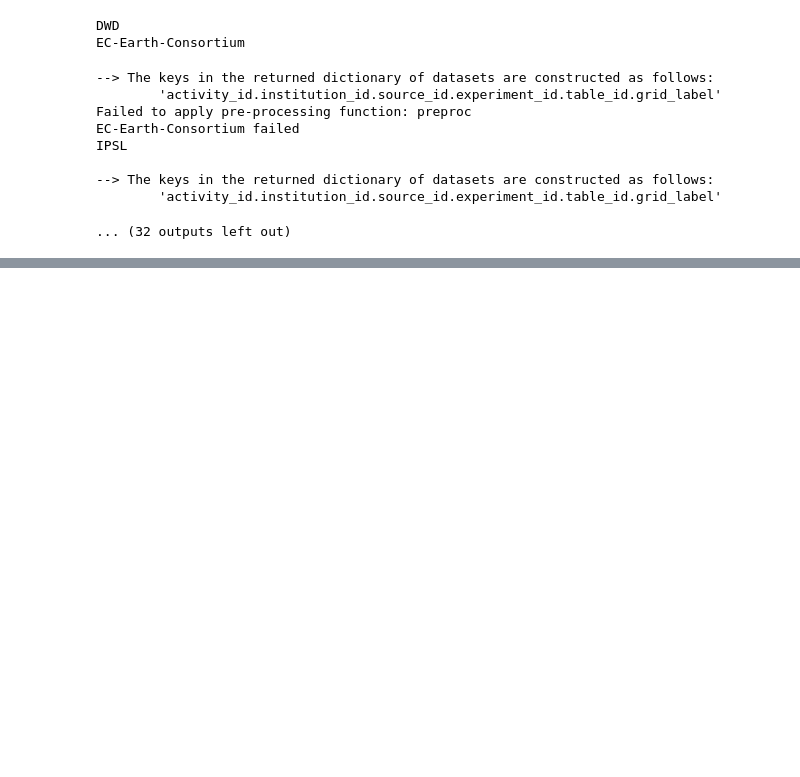
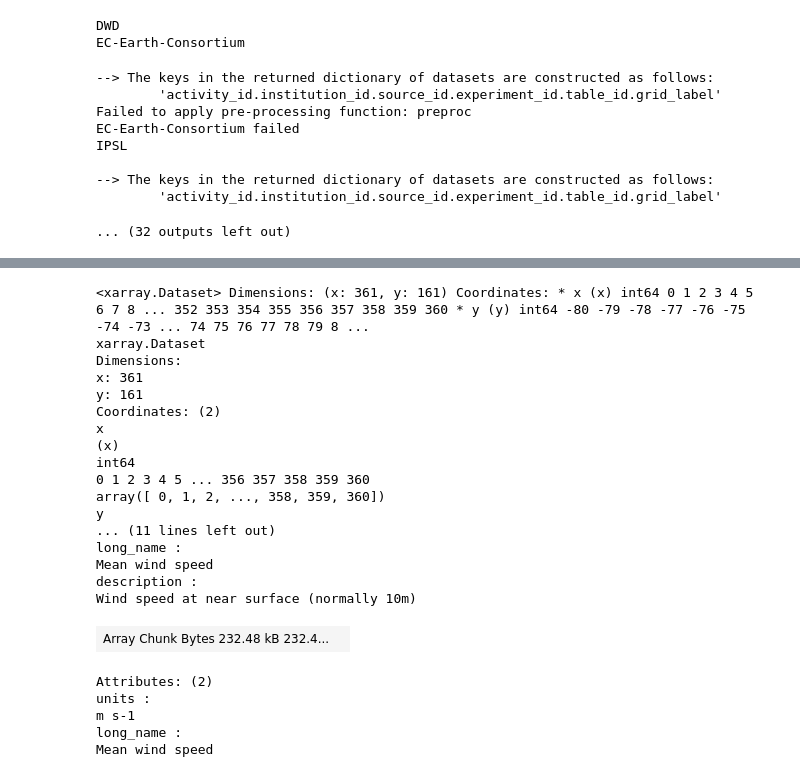
Before and after one commit to sdat2/seager19, a Jupyter notebook: notebooks/pangeo/get_winds.ipynb, the cells around one changed output, grey strips where cells are left out. Cells and saved outputs as stored; diff of their text form; code cells hidden in the pictures; blank space fills up the shorter version.

```diff
--- a/notebooks/pangeo/get_winds.ipynb
+++ b/notebooks/pangeo/get_winds.ipynb
@@ -53,0 +325,26 @@ GetEnsemble(var="uas", output_folder="nc_uas", regen_success_list=True)
+# %%
+wsp_mean
+# %% [output]
+<xarray.Dataset> Dimensions: (x: 361, y: 161) Coordinates: * x (x) int64 0 1 2 3 4 5 6 7 8 ... 352 353 354 355 356 357 358 359 360 * y (y) int64 -80 -79 -78 -77 -76 -75 -74 -73 ... 74 75 76 77 78 79 8 ...
+xarray.Dataset
+Dimensions:
+x: 361
+y: 161
+Coordinates: (2)
+x
+(x)
+int64
+0 1 2 3 4 5 ... 356 357 358 359 360
+array([ 0, 1, 2, ..., 358, 359, 360])
+y
+... (11 lines left out)
+long_name :
+Mean wind speed
+description :
+Wind speed at near surface (normally 10m)
+| Array Chunk Bytes 232.48 kB 232.4... |  |
+Attributes: (2)
+units :
+m s-1
+long_name :
+Mean wind speed
```
Also changed, not shown: parts of 20 cells of this notebook.
